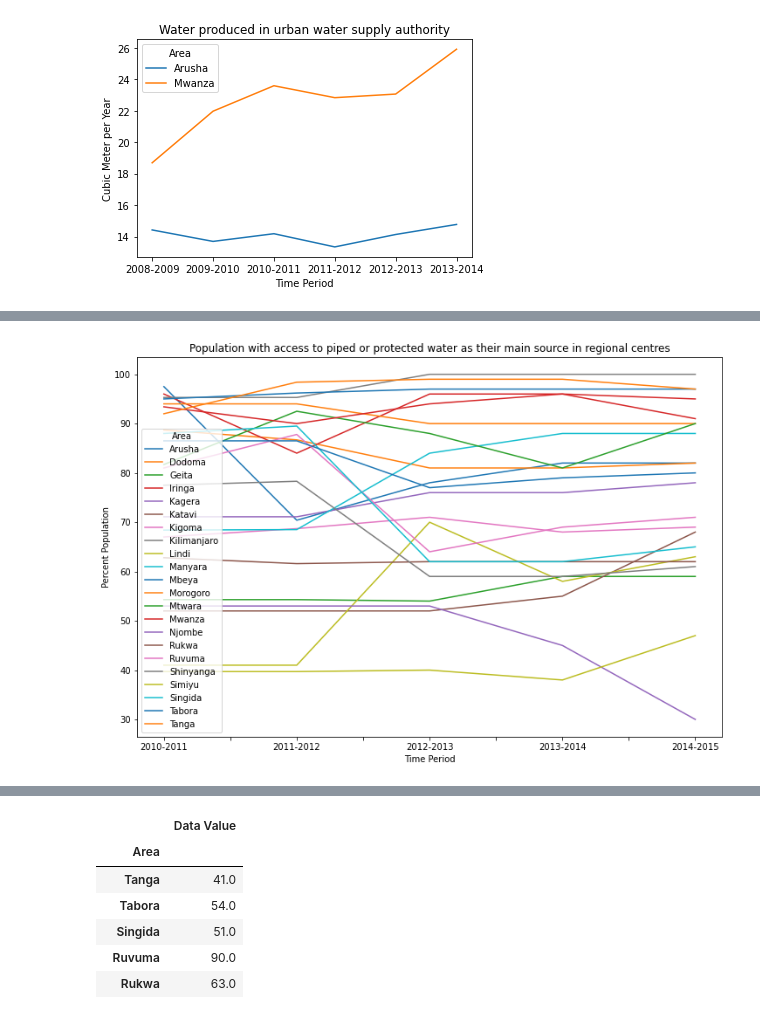
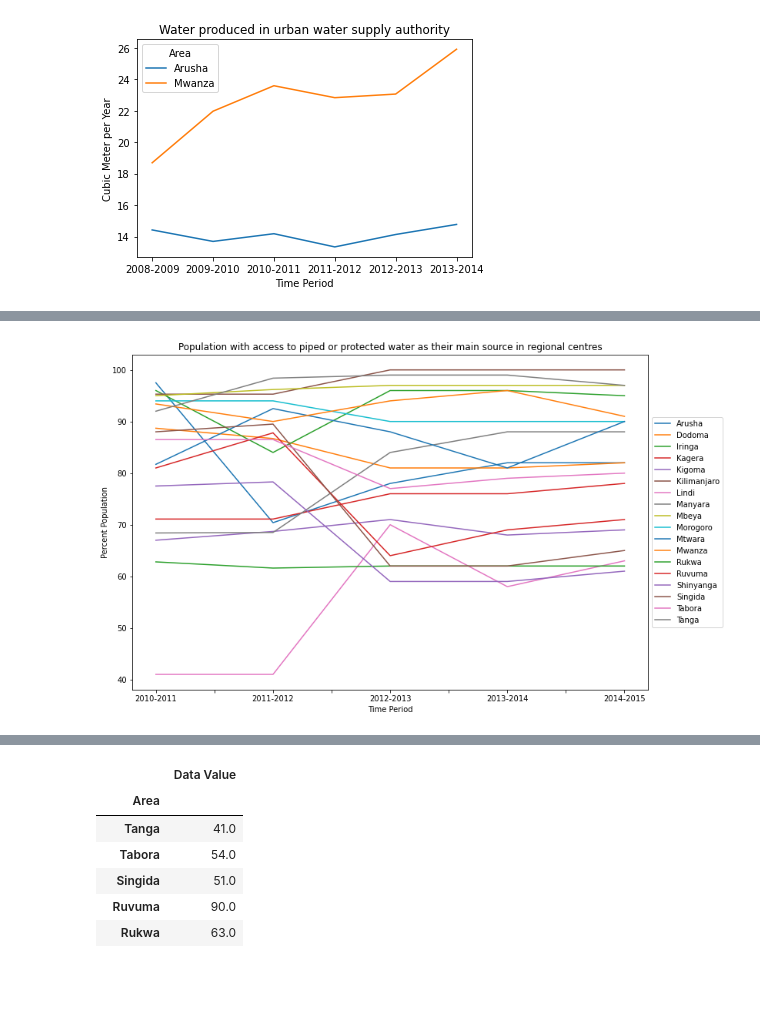
Before and after one commit to kalebts/Tanzania-Group-Project, a Jupyter notebook: Jackie.ipynb, the cells around one changed output, grey strips where cells are left out. Saved outputs shown, nothing was run; the diff lists cells and outputs as text; code cells hidden in the pictures; blank space fills up the shorter version.

```diff
--- a/Jackie.ipynb
+++ b/Jackie.ipynb
@@ -664,6 +675,10 @@ water_pop = water.loc['Population with access to piped or protected water as the
     .sort_values(by='Time Period')
 water_pop = water_pop.sort_values(by='Area')
 water_pop.drop(columns='Footnotes', inplace=True)
+water_pop = water_pop[water_pop['Area']!='Simiyu']
+water_pop = water_pop[water_pop['Area']!='Njombe']
+water_pop = water_pop[water_pop['Area']!='Katavi']
+water_pop = water_pop[water_pop['Area']!='Geita']
 water_pop
 # %% [output]
 |  | Unit | Subgroup | Area | Area ID | Time Period | Source | Data Value |
@@ -695,9 +709,10 @@ water_pop_table
 # %%
 water_pop_table.plot(figsize=(12,8))
 plt.title('Population with access to piped or protected water as their main source in regional centres')
-plt.ylabel('Percent Population');
+plt.ylabel('Percent Population')
+plt.legend(loc='center left', bbox_to_anchor=(1, 0.5));
 # %% [output]
-[figure, old version]
+[figure, new version]
 # %%
 water_1km = water.loc['Households within 1 km of drinking water in dry seasons'].sort_values(by='Area')
 water_1km = water_1km[water_1km['Subgroup']=='Total']
```
Also changed, not shown: parts of 40 cells of this notebook.
